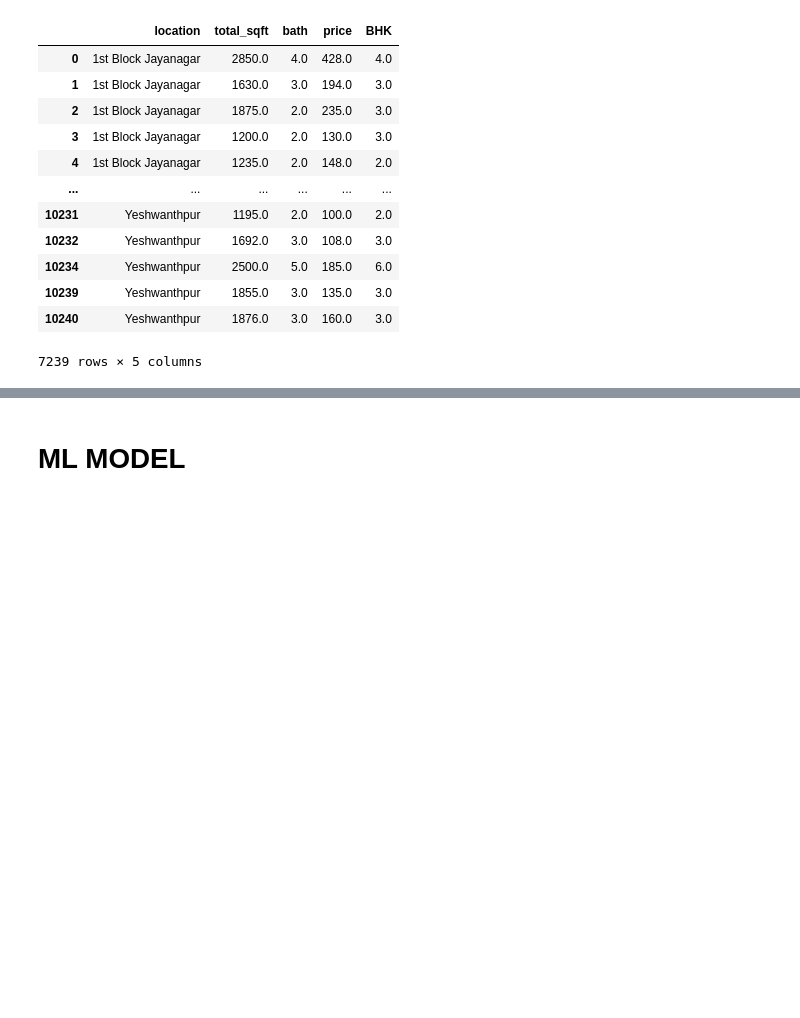
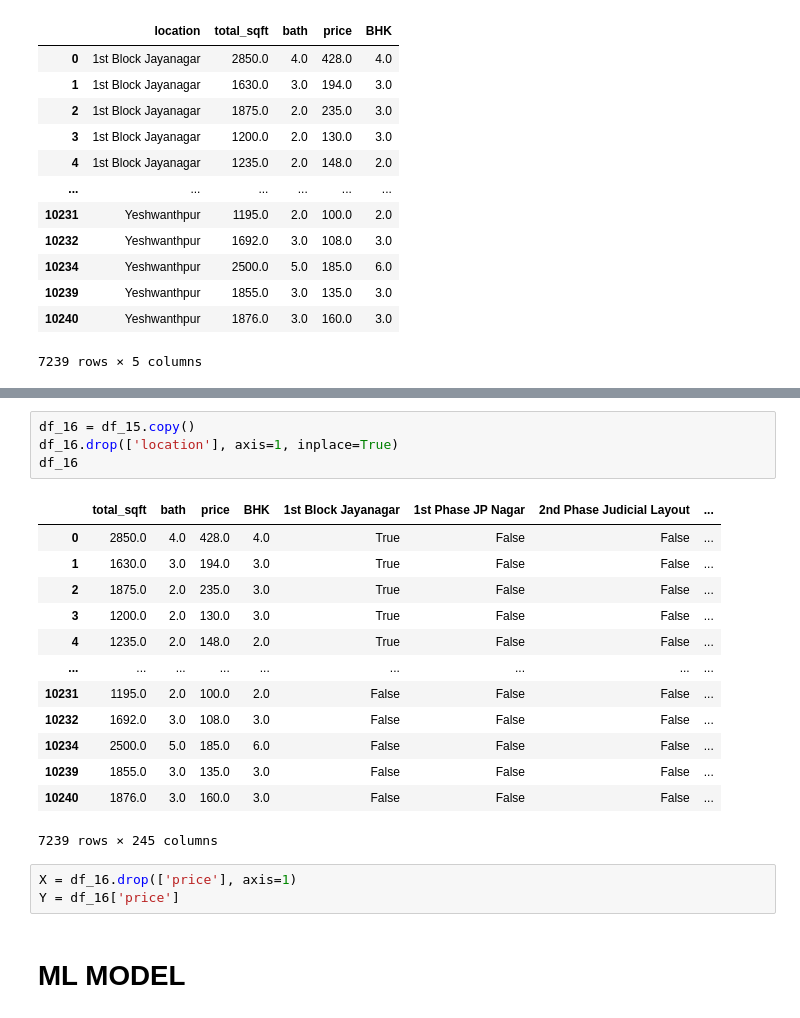
Before and after one commit to himani2853/real_estate_price_prediction, a Jupyter notebook: real_estate.ipynb, the cells around one changed output, grey strips where cells are left out. Saved outputs shown, nothing was run; the diff lists cells and outputs as text; blank space fills up the shorter version.

```diff
--- a/real_estate.ipynb
+++ b/real_estate.ipynb
@@ -839,2 +908,23 @@ df_14
+# %%
+df_16 = df_15.copy()
+df_16.drop(['location'], axis=1, inplace=True)
+df_16
+# %% [output]
+|  | total_sqft | bath | price | BHK | 1st Block Jayanagar | 1st Phase JP Nagar | 2nd Phase Judicial Layout | ... |
+| 0 | 2850.0 | 4.0 | 428.0 | 4.0 | True | False | False | ... |
+| 1 | 1630.0 | 3.0 | 194.0 | 3.0 | True | False | False | ... |
+| 2 | 1875.0 | 2.0 | 235.0 | 3.0 | True | False | False | ... |
+| 3 | 1200.0 | 2.0 | 130.0 | 3.0 | True | False | False | ... |
+| 4 | 1235.0 | 2.0 | 148.0 | 2.0 | True | False | False | ... |
+| ... | ... | ... | ... | ... | ... | ... | ... | ... |
+| 10231 | 1195.0 | 2.0 | 100.0 | 2.0 | False | False | False | ... |
+| 10232 | 1692.0 | 3.0 | 108.0 | 3.0 | False | False | False | ... |
+| 10234 | 2500.0 | 5.0 | 185.0 | 6.0 | False | False | False | ... |
+| 10239 | 1855.0 | 3.0 | 135.0 | 3.0 | False | False | False | ... |
+| 10240 | 1876.0 | 3.0 | 160.0 | 3.0 | False | False | False | ... |
+7239 rows × 245 columns
+# %%
+X = df_16.drop(['price'], axis=1)
+Y = df_16['price']
 # %% [markdown]
 # ML MODEL
```
Also changed, not shown: parts of 22 cells of this notebook.
